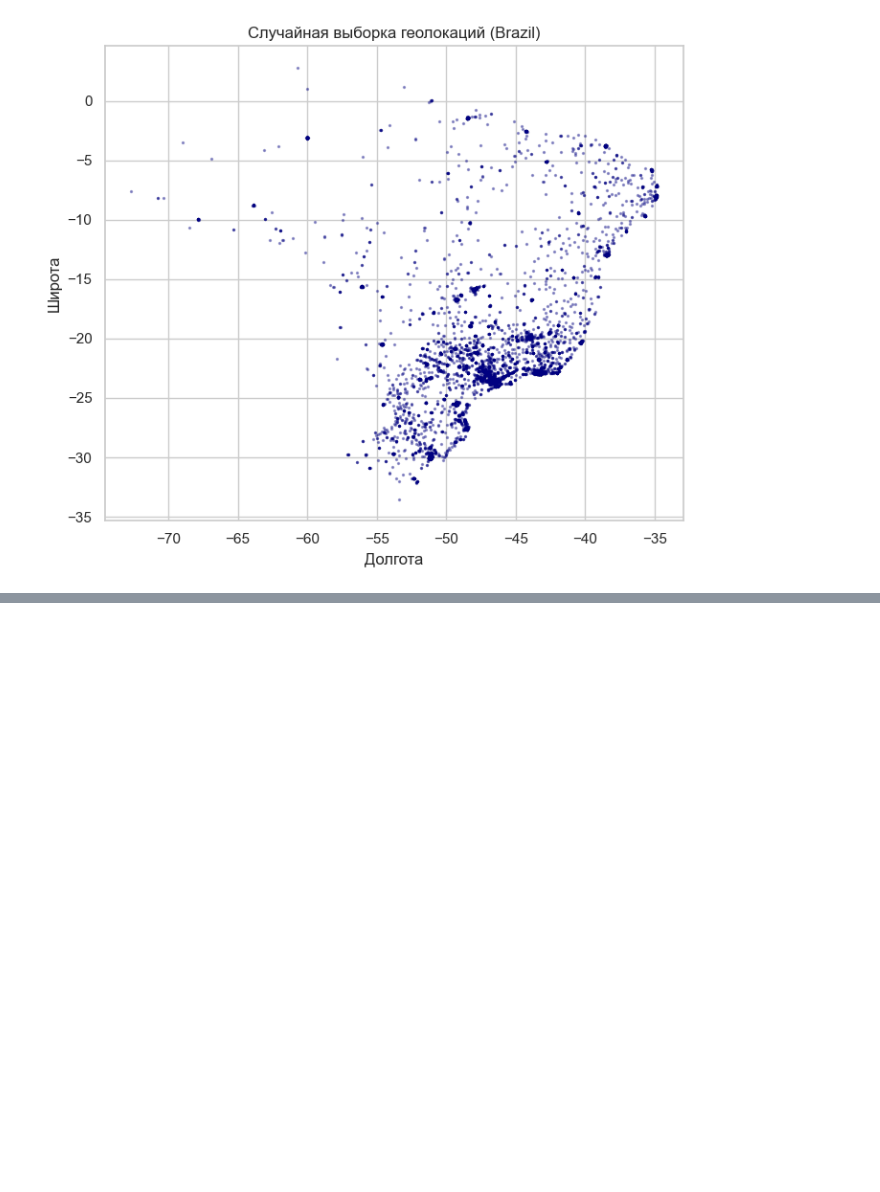
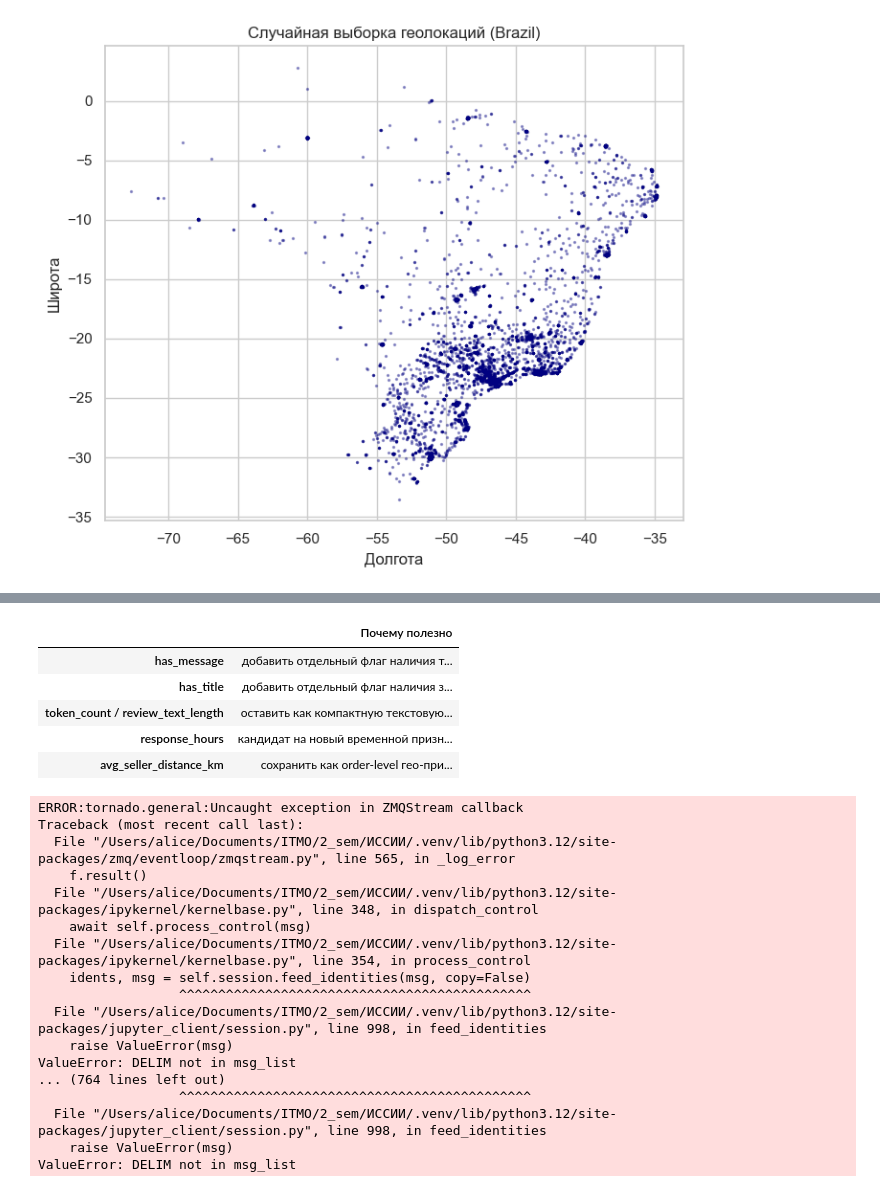
Before and after one commit to alisingit/ISSII, a Jupyter notebook: lab1/notebooks/eda_reviews.ipynb, the cells around one changed output, grey strips where cells are left out. Cells and saved outputs as stored; diff of their text form; code cells hidden in the pictures; blank space fills up the shorter version.

```diff
--- a/lab1/notebooks/eda_reviews.ipynb
+++ b/lab1/notebooks/eda_reviews.ipynb
@@ -96,0 +241,35 @@ plt.show()
+# %%
+candidate_features = pd.Series(
+    {
+        "has_message": "добавить отдельный флаг наличия текста",
+        "has_title": "добавить отдельный флаг наличия заголовка",
+        "token_count / review_text_length": "оставить как компактную текстовую характеристику",
+        "response_hours": "кандидат на новый временной признак по отзывам",
+        "avg_seller_distance_km": "сохранить как order-level гео-признак",
+    }
+)
+display(candidate_features.to_frame("Почему полезно"))
+# %% [output]
+|  | Почему полезно |
+| has_message | добавить отдельный флаг наличия т... |
+| has_title | добавить отдельный флаг наличия з... |
+| token_count / review_text_length | оставить как компактную текстовую... |
+| response_hours | кандидат на новый временной призн... |
+| avg_seller_distance_km | сохранить как order-level гео-при... |
+ERROR:tornado.general:Uncaught exception in ZMQStream callback
+Traceback (most recent call last):
+  File "/Users/alice/Documents/ITMO/2_sem/ИССИИ/.venv/lib/python3.12/site-packages/zmq/eventloop/zmqstream.py", line 565, in _log_error
+    f.result()
+  File "/Users/alice/Documents/ITMO/2_sem/ИССИИ/.venv/lib/python3.12/site-packages/ipykernel/kernelbase.py", line 348, in dispatch_control
+    await self.process_control(msg)
+  File "/Users/alice/Documents/ITMO/2_sem/ИССИИ/.venv/lib/python3.12/site-packages/ipykernel/kernelbase.py", line 354, in process_control
+    idents, msg = self.session.feed_identities(msg, copy=False)
+                  ^^^^^^^^^^^^^^^^^^^^^^^^^^^^^^^^^^^^^^^^^^^^^
+  File "/Users/alice/Documents/ITMO/2_sem/ИССИИ/.venv/lib/python3.12/site-packages/jupyter_client/session.py", line 998, in feed_identities
+    raise ValueError(msg)
+ValueError: DELIM not in msg_list
+... (764 lines left out)
+                  ^^^^^^^^^^^^^^^^^^^^^^^^^^^^^^^^^^^^^^^^^^^^^
+  File "/Users/alice/Documents/ITMO/2_sem/ИССИИ/.venv/lib/python3.12/site-packages/jupyter_client/session.py", line 998, in feed_identities
+    raise ValueError(msg)
+ValueError: DELIM not in msg_list
```
Also changed, not shown: parts of 11 cells of this notebook, 13 other files.
